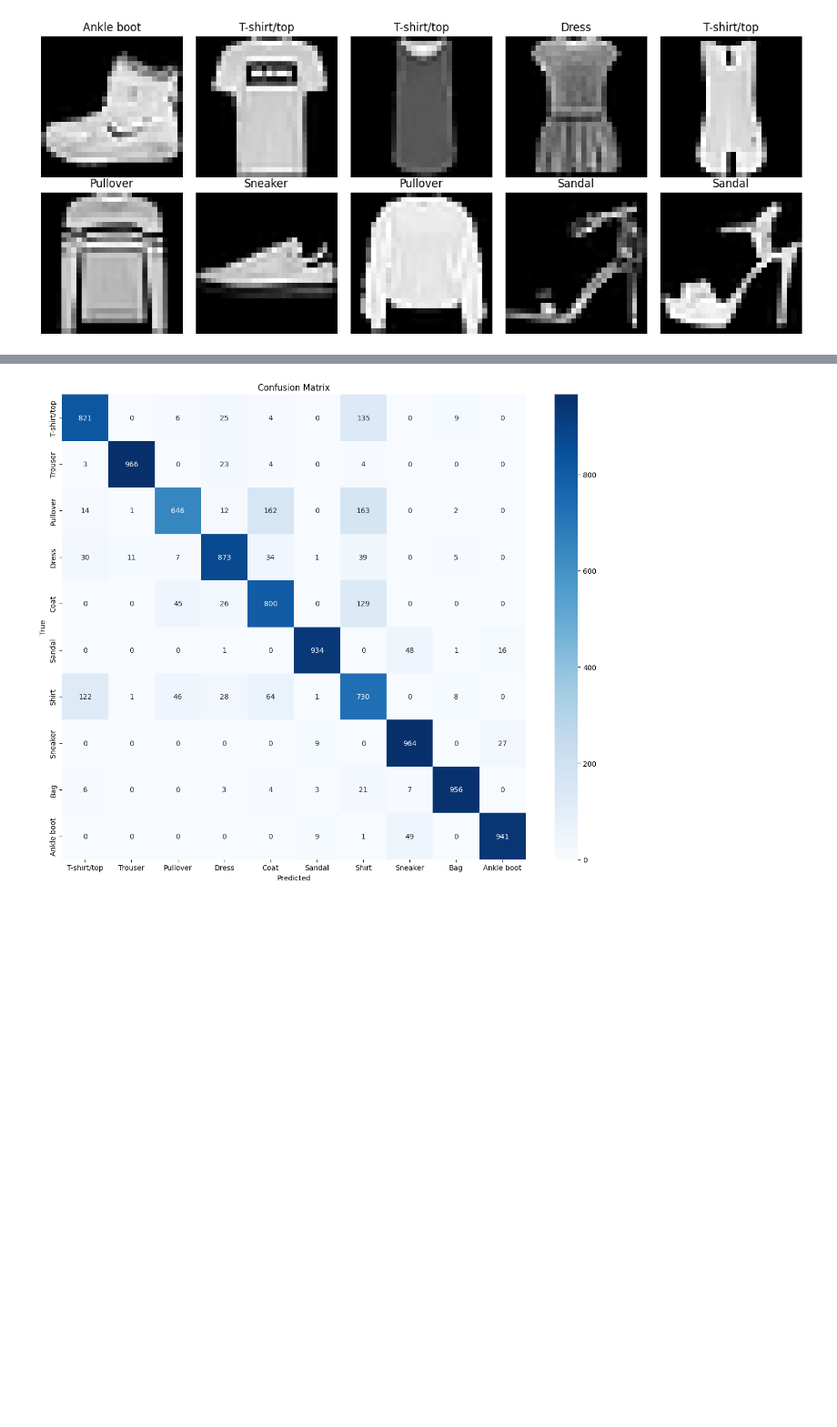
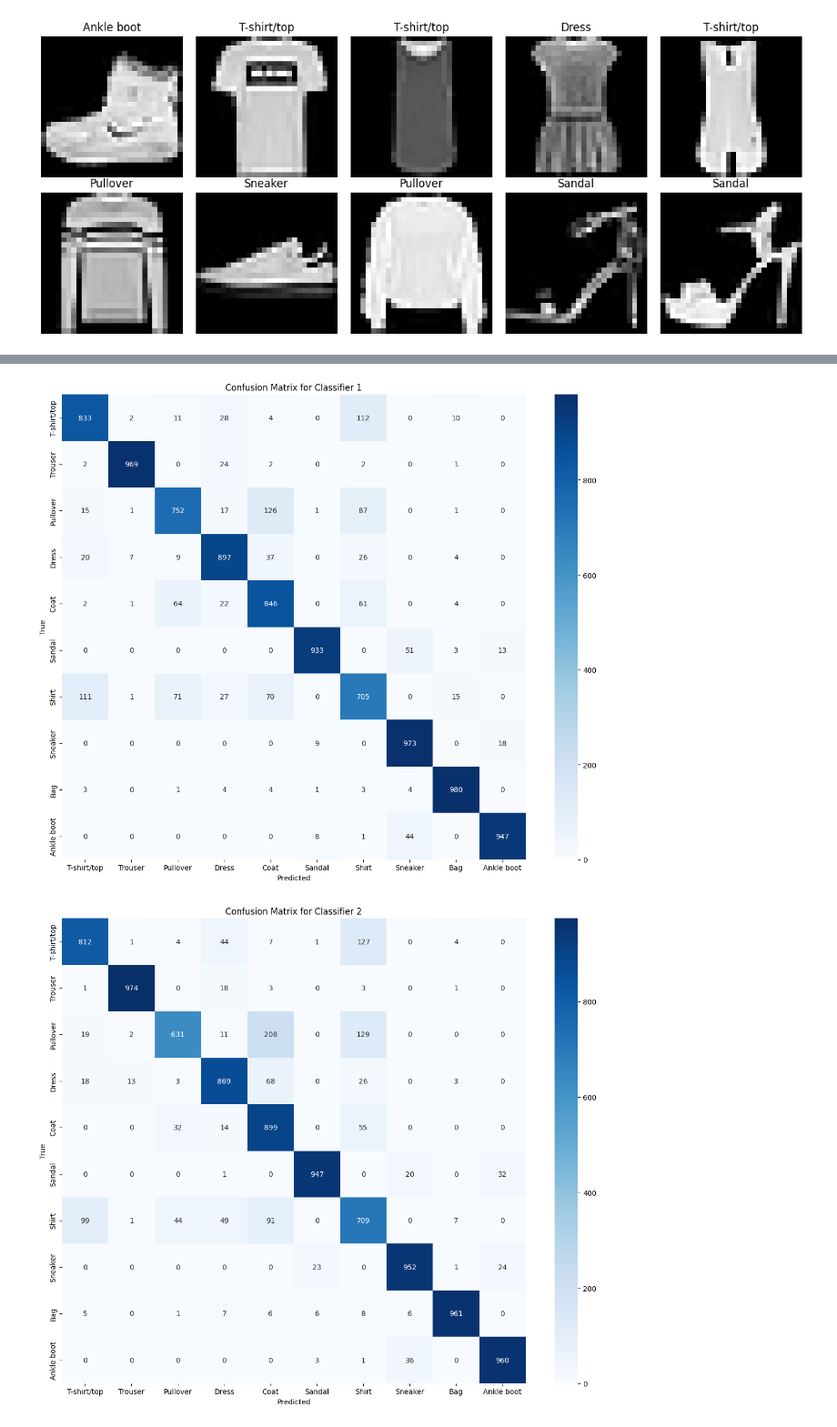
Before and after one commit to mwpersson/mini-project-4, a Jupyter notebook: notebooks/fashion_classifier.ipynb, the cells around one changed output, grey strips where cells are left out. Shown at 91% size. Cells and saved outputs as stored; diff of their text form; code cells hidden in the pictures; blank space fills up the shorter version.

```diff
--- a/notebooks/fashion_classifier.ipynb
+++ b/notebooks/fashion_classifier.ipynb
@@ -171,6 +267,7 @@ for i, loss_history in enumerate(loss_histories):
 plt.xlabel('Epoch')
 plt.ylabel('Loss')
 plt.title('Training Loss Over Epochs')
+plt.legend()
 plt.grid(True)
 
 # Plot accuracy histories
@@ -180,19 +277,9 @@ for i, accuracy_history in enumerate(accuracy_histories):
 plt.xlabel('Epoch')
 plt.ylabel('Accuracy (%)')
 plt.title('Validation Accuracy Over Epochs')
+plt.legend()
 plt.grid(True)
 
 plt.tight_layout()
 plt.show()
-
-# Print final test accuracies
-print("\nFinal Test Accuracies:")
-for i, accuracy_history in enumerate(accuracy_histories):
-    print(f"FashionClassifier{i}: {accuracy_history[-1]:.4f}")
-
-top_accuracies = sorted([(i, acc[-1]) for i, acc in enumerate(accuracy_histories)], key=lambda x: x[1], reverse=True)[:5]
-
-print("Top 5 Configurations: ")
-for i, (idx, acc) in enumerate(top_accuracies):
-    print(f"FashionClassifier{idx}: {acc:.4f}")
 # %% [output]
@@ -217,30 +287,33 @@ FashionClassifier421: 88.3667
 # %%
 from sklearn.metrics import confusion_matrix
 import seaborn as sns
 
-# Get predictions on test set
-classifier.eval()
-all_preds = []
-all_labels = []
 
-with torch.no_grad():
-    for images, labels in test_loader:
-        images = images.to(device)
-        outputs = classifier(images)
-        _, predicted = torch.max(outputs, 1)
-        all_preds.extend(predicted.cpu().numpy())
-        all_labels.extend(labels.numpy())
+for i, classifier in enumerate(classifiers):
+    # Get predictions on test set
+    classifier.eval()
+    all_preds = []
+    all_labels = []
 
-# Create confusion matrix
-cm = confusion_matrix(all_labels, all_preds)
+    with torch.no_grad():
+        for images, labels in test_loader:
+            images = images.to(device)
+            outputs = classifier(images)
+            _, predicted = torch.max(outputs, 1)
+            all_preds.extend(predicted.cpu().numpy())
+            all_labels.extend(labels.numpy())
 
-# Plot confusion matrix
-plt.figure(figsize=(12, 10))
-sns.heatmap(cm, annot=True, fmt='d', cmap='Blues', xticklabels=class_names, yticklabels=class_names)
-plt.xlabel('Predicted')
-plt.ylabel('True')
-plt.title('Confusion Matrix')
-plt.tight_layout()
-plt.show()
+    # Create confusion matrix
+    cm = confusion_matrix(all_labels, all_preds)
+
+    # Plot confusion matrix
+    plt.figure(figsize=(12, 10))
+    sns.heatmap(cm, annot=True, fmt='d', cmap='Blues', xticklabels=class_names, yticklabels=class_names)
+    plt.xlabel('Predicted')
+    plt.ylabel('True')
+    plt.title(f'Confusion Matrix for Classifier {i+1}')
+    plt.tight_layout()
+    plt.show()
 # %% [output]
-[figure, old version]
+[figure, new version]
+[figure, added]
```
Also changed, not shown: parts of 6 cells of this notebook, 2 other files.
